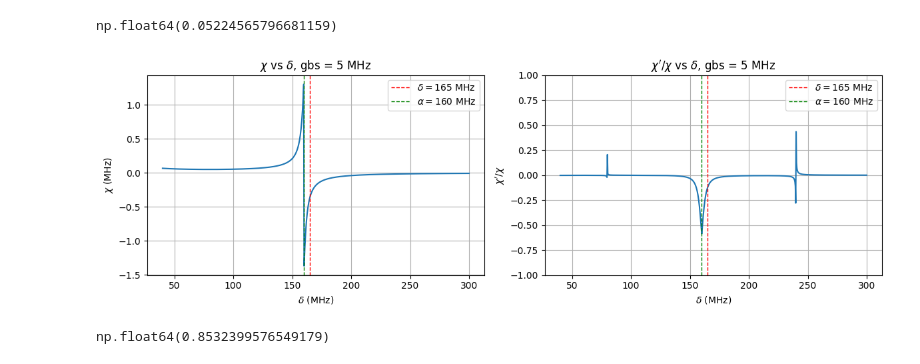
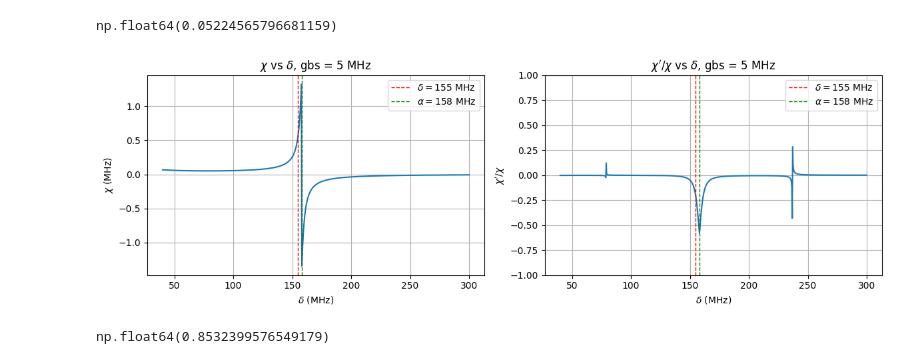
Before and after one commit to TunmayGerg/quantum-simulation-code, a Jupyter notebook: Optimal control/dchi_static.ipynb, the cells around one changed output. Saved outputs shown, nothing was run; the diff lists cells and outputs as text; code cells hidden in the pictures.

```diff
--- a/Optimal control/dchi_static.ipynb
+++ b/Optimal control/dchi_static.ipynb
@@ -71,7 +70,7 @@ print(norm(evecs_qobj.dag()*H0_exact*evecs_qobj - evals_qobj)) # should be zero
 # %%
 # Sweep delta with fixed g and alpha
 gbs_fixed = 1.0 * 2 * np.pi       # g = 1 MHz in angular units
-alpha_fixed = -160.0 * 2 * np.pi  # alpha = -160 MHz in angular units
+alpha_fixed = -158.0 * 2 * np.pi  # alpha = -160 MHz in angular units
 
 delta_MHz_vals = np.linspace(-250, 250, 400)  # delta in MHz
 delta_vals = delta_MHz_vals * 2 * np.pi      # convert to angular units for Hamiltonian
@@ -98,19 +97,19 @@ for delta in delta_vals:
 chis = np.array(chis)
 chi_primes = np.array(chi_primes)
 
-delta_phys_MHz = 165  # physical operating point in MHz
+delta_phys_MHz = 155  # physical operating point in MHz
 
 fig, axes = plt.subplots(1, 3, figsize=(15, 4))
 
 axes[0].plot(delta_MHz_vals, chis)
-axes[0].axvline(delta_phys_MHz, color='r', linestyle='--', linewidth=1, label=r'$\delta=165$ MHz')
+axes[0].axvline(delta_phys_MHz, color='r', linestyle='--', linewidth=1, label=rf'$\delta={delta_phys_MHz}$ MHz')
 axes[0].set_xlabel(r'$\delta$ (MHz)')
 axes[0].set_ylabel(r'$\chi$ (MHz)')
 axes[0].set_title(r'$\chi$ vs $\delta$')
 axes[0].legend(); axes[0].grid(True)
 
 axes[1].plot(delta_MHz_vals, chi_primes)
-axes[1].axvline(delta_phys_MHz, color='r', linestyle='--', linewidth=1, label=r'$\delta=165$ MHz')
+axes[1].axvline(delta_phys_MHz, color='r', linestyle='--', linewidth=1, label=rf'$\delta={delta_phys_MHz}$ MHz')
 axes[1].set_xlabel(r'$\delta$ (MHz)')
 axes[1].set_ylabel(r"$\chi'$ (MHz)")
 axes[1].set_title(r"$\chi'$ vs $\delta$")
@@ -118,7 +117,7 @@ axes[1].legend(); axes[1].grid(True)
 
 ratio = chi_primes / chis
 axes[2].plot(delta_MHz_vals, ratio)
-axes[2].axvline(delta_phys_MHz, color='r', linestyle='--', linewidth=1, label=r'$\delta=165$ MHz')
+axes[2].axvline(delta_phys_MHz, color='r', linestyle='--', linewidth=1, label=rf'$\delta={delta_phys_MHz}$ MHz')
 axes[2].set_xlabel(r'$\delta$ (MHz)')
 axes[2].set_ylabel(r"$\chi'/\chi$")
 axes[2].set_title(r"$\chi'/\chi$ vs $\delta$")
@@ -138,7 +137,7 @@ delta_MHz_zoom = np.linspace(40, 300, 800)
 delta_zoom = delta_MHz_zoom * 2 * np.pi
 
 gbs_fixed = 1.0 * 2 * np.pi       # g = 2 MHz in angular units
-alpha_fixed = -160.0 * 2 * np.pi  # alpha = -160 MHz in angular units
+alpha_fixed = -158 * 2 * np.pi  # alpha = -160 MHz in angular units
 
 drive_parameters_sweep = {
     'N_q': 6,
@@ -158,38 +157,38 @@ for i, delta in enumerate(delta_zoom):
     if len(chi_list) < 2:
         continue
     chi0 = chi_list[0]
     chi1 = chi_list[1]
     delta_MHz_plot.append(delta_MHz_zoom[i])
     chi_zoom.append(chi0 / (2 * np.pi))
     chi_prime_over_chi_zoom.append((chi1 - chi0) / chi0)
 
 delta_MHz_plot = np.array(delta_MHz_plot)
 chi_zoom = np.array(chi_zoom)
 chi_prime_over_chi_zoom = np.array(chi_prime_over_chi_zoom)
 
 fig, axes = plt.subplots(1, 2, figsize=(12, 4))
 
 axes[0].plot(delta_MHz_plot, chi_zoom)
-axes[0].axvline(165, color='r', linestyle='--', linewidth=1, label=r'$\delta=165$ MHz')
-axes[0].axvline(160, color='g', linestyle='--', linewidth=1, label=r'$\alpha=160$ MHz')
+axes[0].axvline(155, color='r', linestyle='--', linewidth=1, label=rf'$\delta={155}$ MHz')
+axes[0].axvline(158, color='g', linestyle='--', linewidth=1, label=rf'$\alpha={158}$ MHz')
 axes[0].set_xlabel(r'$\delta$ (MHz)')
 axes[0].set_ylabel(r'$\chi$ (MHz)')
 axes[0].set_title(r'$\chi$ vs $\delta$, gbs = 5 MHz')
 axes[0].legend(); axes[0].grid(True)
 
 axes[1].plot(delta_MHz_plot, chi_prime_over_chi_zoom)
-axes[1].axvline(165, color='r', linestyle='--', linewidth=1, label=r'$\delta=165$ MHz')
-axes[1].axvline(160, color='g', linestyle='--', linewidth=1, label=r'$\alpha=160$ MHz')
+axes[1].axvline(155, color='r', linestyle='--', linewidth=1, label=rf'$\delta={155}$ MHz')
+axes[1].axvline(158, color='g', linestyle='--', linewidth=1, label=rf'$\alpha={158}$ MHz')
 axes[1].set_xlabel(r'$\delta$ (MHz)')
 axes[1].set_ylabel(r"$\chi'/\chi$")
 axes[1].set_title(r"$\chi'/\chi$ vs $\delta$, gbs = 5 MHz")
 axes[1].set_ylim(-1, 1)
 axes[1].legend(); axes[1].grid(True)
 
 plt.tight_layout()
 plt.show()
 # %% [output]
-[figure, old version]
+[figure, new version]
 # %%
 chi_zoom[70]
 # %% [output]
```
Also changed, not shown: parts of 6 cells of this notebook, 21 other files.
